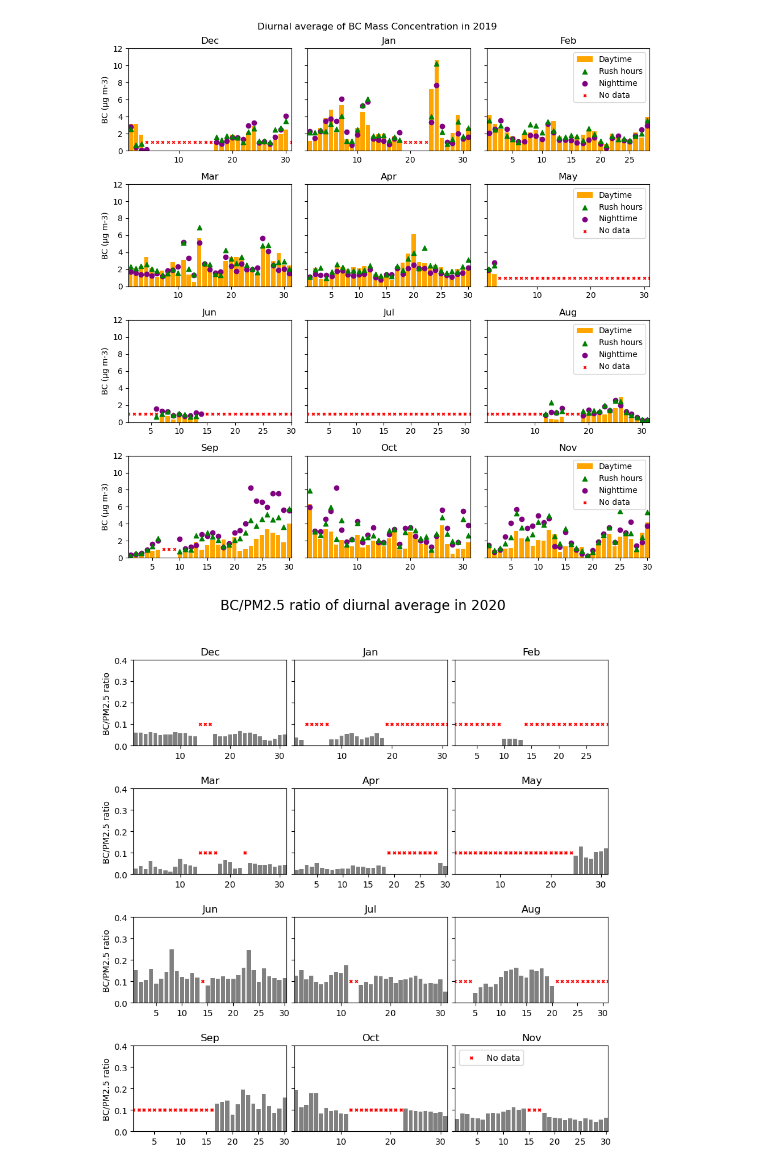
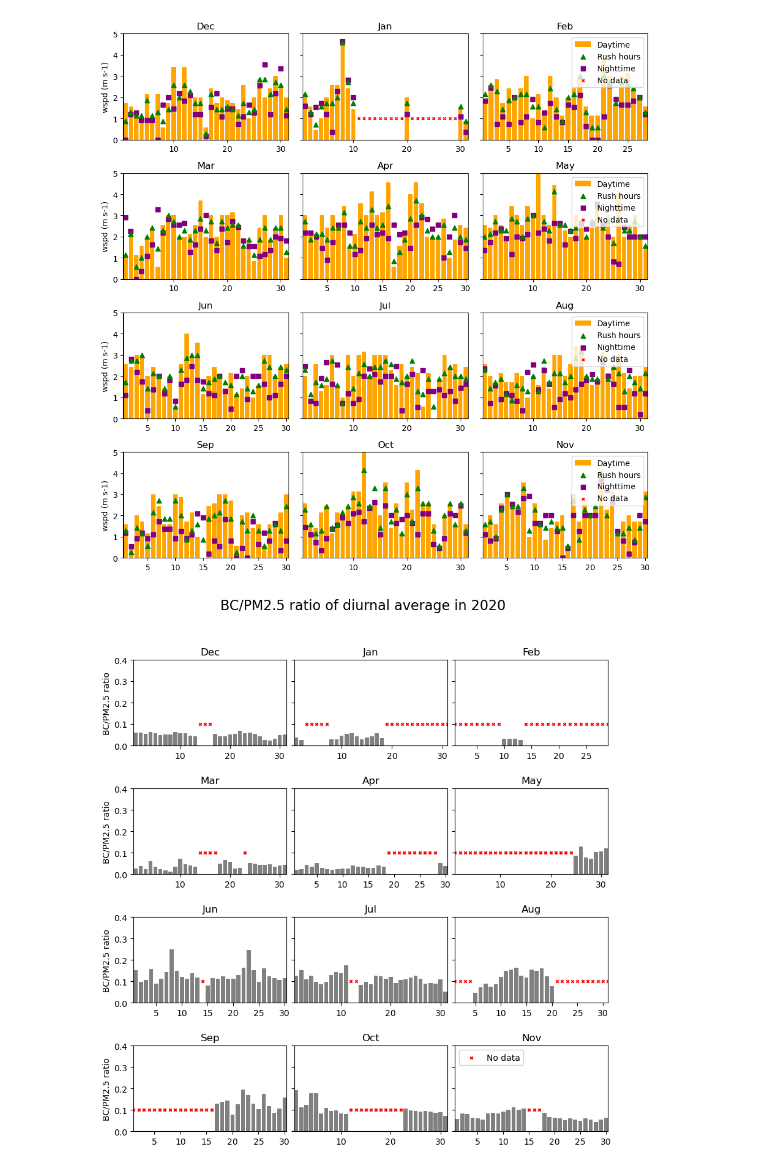
Before and after one commit to do-duytung/slcp-vietnam, a Jupyter notebook: basestats.ipynb, the cells around one changed output. Saved outputs shown, nothing was run; the diff lists cells and outputs as text; code cells hidden in the pictures.

```diff
--- a/basestats.ipynb
+++ b/basestats.ipynb
@@ -72,9 +46,9 @@ import pandas as pd
 import matplotlib.pyplot as plt
 
 df = pd.read_csv('data/slcp_2019-2021_raw.csv', index_col=0, parse_dates=True)
-# metdata = pd.read_csv('data/metdata_2019-2021.csv', index_col=0, parse_dates=True)
+metdata = pd.read_csv('data/metdata_2019-2021.csv', index_col=0, parse_dates=True)
 
-# df = df.join(metdata)
+df = df.join(metdata)
 
 # Change column name of BC to BC1h
 df.rename(columns={'BC': 'BC1h'}, inplace=True)
@@ -86,9 +60,9 @@ df = pd.concat([df, bc10m], axis=1)
 
 
 # Filter data
-year = 2019
+year = 2021
 df = df.loc[df.index.year == year]
-species = 'BC'
+species = 'wspd'
 # df = df.dropna(subset=[species])
 # df[species] = df[species].fillna(0)
 
@@ -130,42 +104,46 @@ for i, (season, months) in enumerate(seasons.items()):
         axs[i][j].scatter(mask.index.day, mask, color='red', label='No data', marker='x', s=10)
 
         p1 = axs[i][j].bar(daytime.index.day, daytime.values, label='Daytime', color='orange')
-        p2 = axs[i][j].scatter(nighttime.index.day, nighttime.values, label='Nighttime', color='purple', marker='o')
+        p2 = axs[i][j].scatter(nighttime.index.day, nighttime.values, label='Nighttime', color='purple', marker='s')
         p3 = axs[i][j].scatter(rushhours.index.day, rushhours.values, label='Rush hours', color='green', marker='^')
 
         # p3 = axs[i][j].plot(rushhours.index.day, rushhours.values, label='Rush hours', color='green')
         # p2 = axs[i][j].plot(nighttime.index.day, nighttime.values, label='Nighttime', color='purple')
         # p1 = axs[i][j].plot(daytime.index.day, daytime.values, label='Daytime', color='orange')
 
 
 
         axs[i][j].set_title(month)
         if species == 'PM2.5':
             axs[i][j].set_ylim(0, 200)
+            axs[i][0].set_ylabel(f'{species} (μg m-3)')
         elif species == 'BC':
             axs[i][j].set_ylim(0, 12)
+            axs[i][0].set_ylabel(f'{species} (μg m-3)')
+        elif species == 'wspd':
+            axs[i][j].set_ylim(0, 5)
+            axs[i][0].set_ylabel(f'{species} (m s-1)')
         # Set space between plots
         # plt.subplots_adjust(hspace=0.3, wspace=0.3)
         # Clear margins
         axs[i][j].margins(x=0)
         # axs[i][j].set_xlabel('Day')
-        axs[i][0].set_ylabel(f'{species} (μg m-3)')
         axs[i][1].set_yticklabels([])
         axs[i][2].set_yticklabels([])
         # Set legend
         # axs[i][2].legend(['No data', 'Daytime', 'Nighttime'], loc='upper right')
         handles, labels = axs[i][2].get_legend_handles_labels()
         axs[i][2].legend(handles[::-1], labels[::-1], loc='upper right')
 
     # Set the title for each row
     # axs[i][0].set_title(season)
 
 # Set title for figure
-fig.suptitle(f'Diurnal average of {species} Mass Concentration in {year}', fontsize=12)
+# fig.suptitle(f'Diurnal average of {species} Mass Concentration in {year}', fontsize=12)
 plt.tight_layout()
 plt.show()
 # %% [output]
-[figure, old version]
+[figure, new version]
 # %%
 # Load data
 import pandas as pd
```
Also changed, not shown: parts of 11 cells of this notebook, 3 other files.
